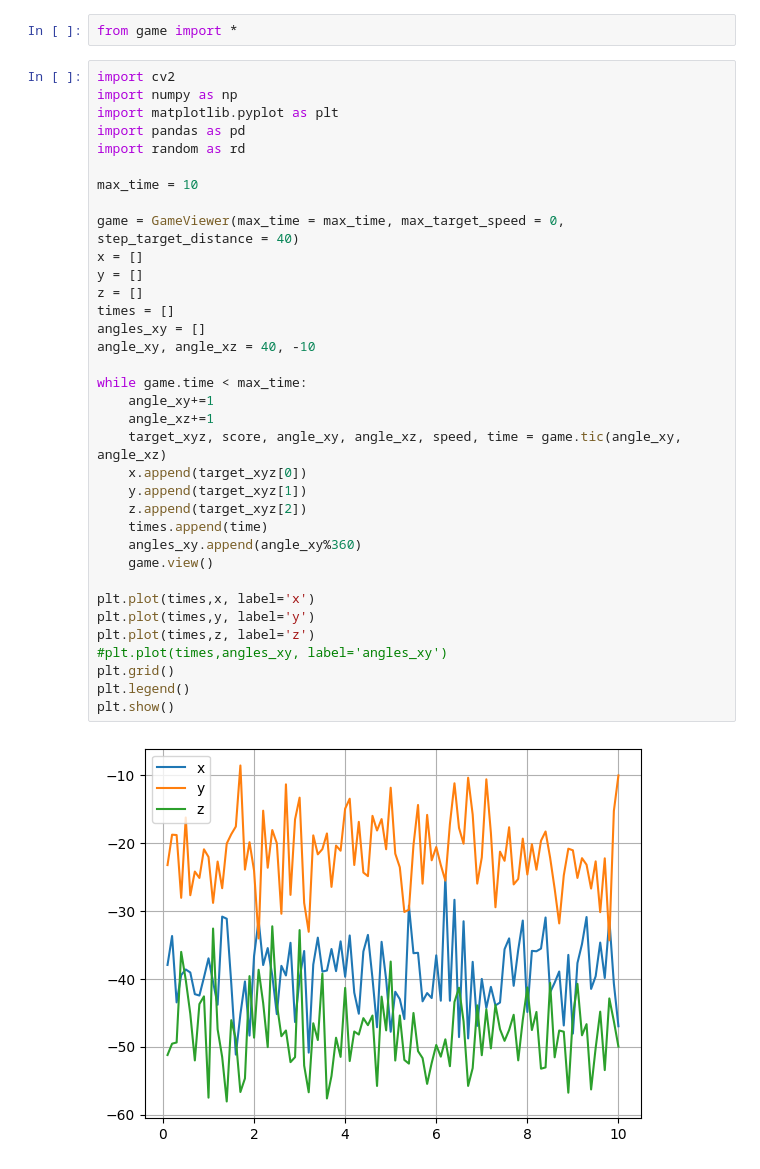
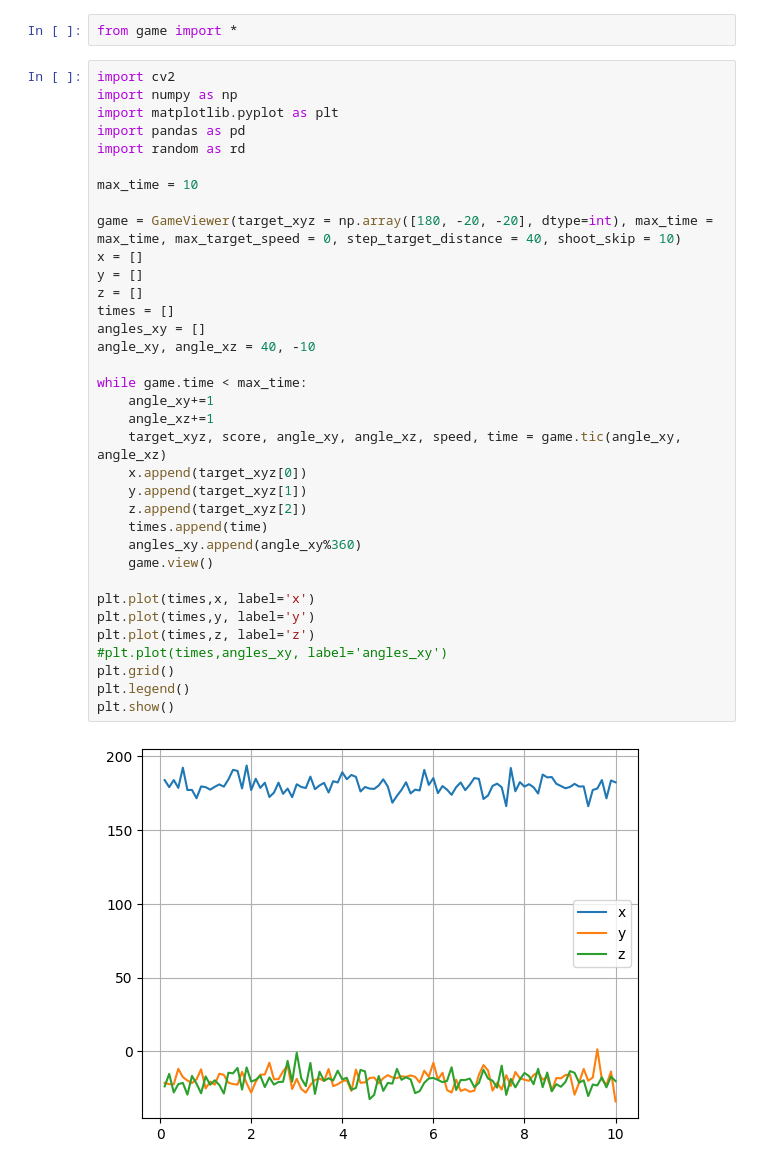
Before and after one commit to Akuva2001/MOU-Game-WaterGun, a Jupyter notebook: MOUGAME.ipynb, the cells around one changed output. Cells and saved outputs as stored; diff of their text form.

Commit message:
target inital state, shoot skip, max time added

```diff
--- a/MOUGAME.ipynb
+++ b/MOUGAME.ipynb
@@ -8,35 +8,35 @@ import pandas as pd
 import random as rd
 
 max_time = 10
 
-game = GameViewer(max_time = max_time, max_target_speed = 0, step_target_distance = 40)
+game = GameViewer(target_xyz = np.array([180, -20, -20], dtype=int), max_time = max_time, max_target_speed = 0, step_target_distance = 40, shoot_skip = 10)
 x = []
 y = []
 z = []
 times = []
 angles_xy = []
 angle_xy, angle_xz = 40, -10
 
 while game.time < max_time:
     angle_xy+=1
     angle_xz+=1
     target_xyz, score, angle_xy, angle_xz, speed, time = game.tic(angle_xy, angle_xz)
     x.append(target_xyz[0])
     y.append(target_xyz[1])
     z.append(target_xyz[2])
     times.append(time)
     angles_xy.append(angle_xy%360)
     game.view()
 
 plt.plot(times,x, label='x')
 plt.plot(times,y, label='y')
 plt.plot(times,z, label='z')
 #plt.plot(times,angles_xy, label='angles_xy')
 plt.grid()
 plt.legend()
 plt.show()
 # %% [output]
-[figure, old version]
+[figure, new version]
 # %%
 import cv2
 import numpy as np
```
Also changed, not shown: parts of 4 cells of this notebook, 1 other file.
